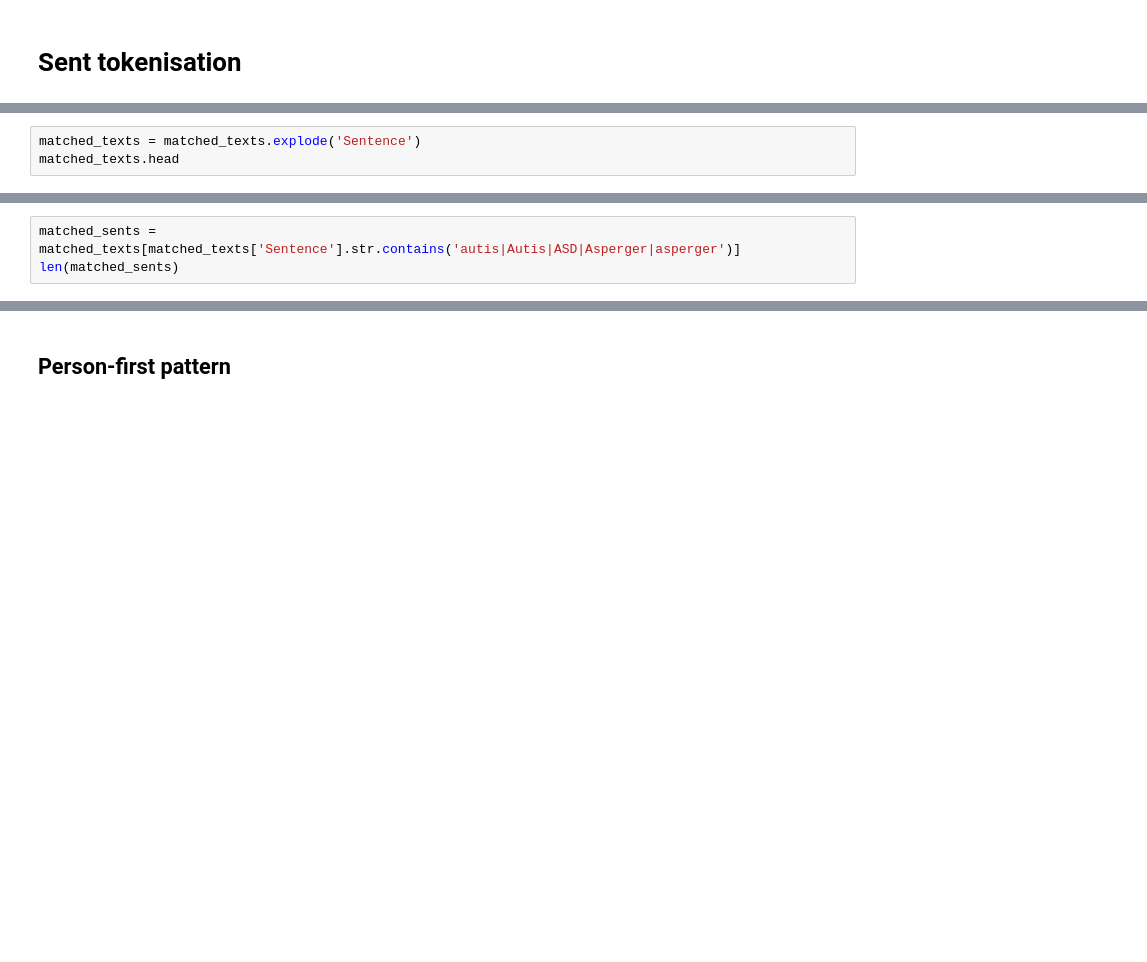
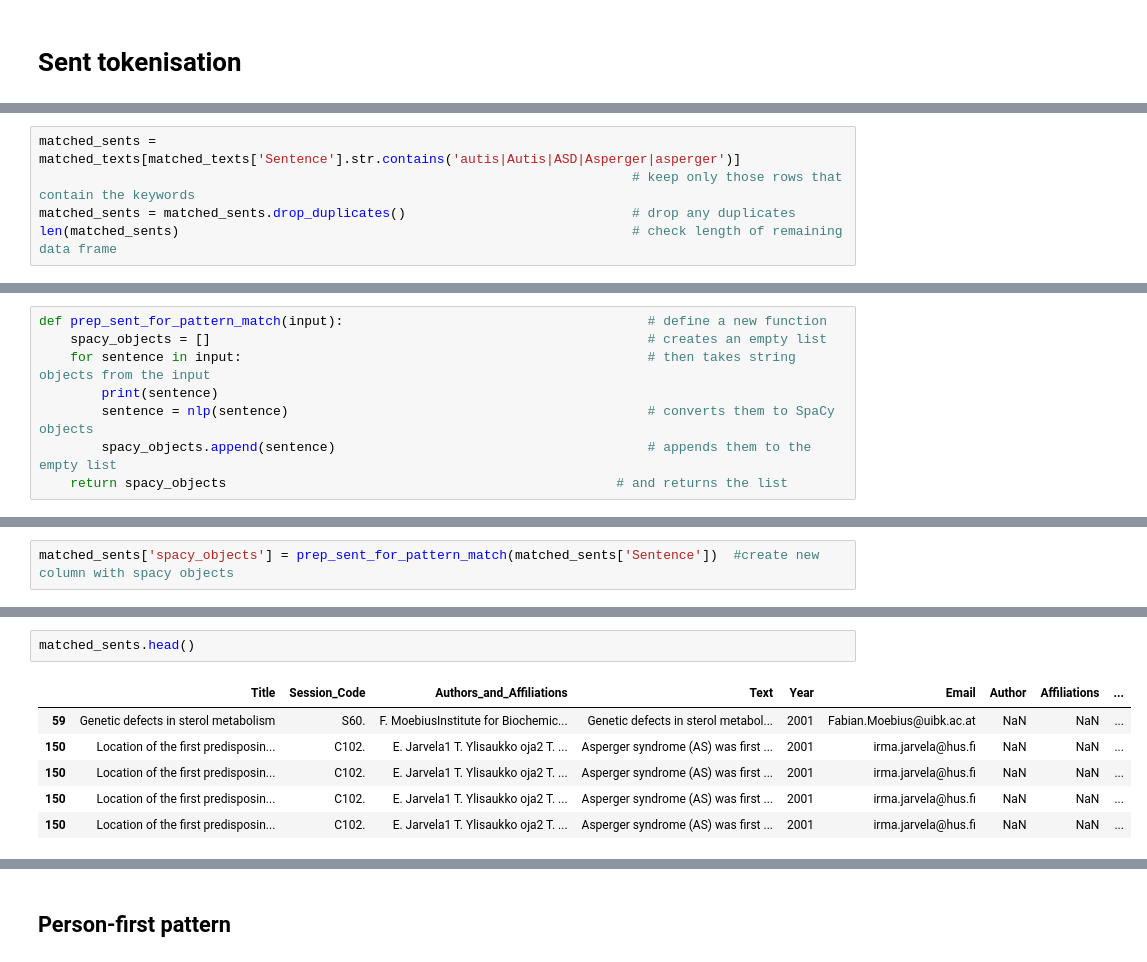
Before and after one commit to UKDataServiceOpen/Person_Identy_First_Language, a Jupyter notebook: code/Analyze_professionally_cleaned.ipynb, the cells around one changed output, grey strips where cells are left out. Cells and saved outputs as stored; diff of their text form; blank space fills up the shorter version.

Commit message:
JK got pattern 1 matching to work outside of data frame

```diff
--- a/code/Analyze_professionally_cleaned.ipynb
+++ b/code/Analyze_professionally_cleaned.ipynb
@@ -135,0 +131,5 @@ See the caveats in the documentation: https://pandas.pydata.org/pandas-docs/stab
+# %%
+matched_sents = matched_texts[matched_texts['Sentence'].str.contains('autis|Autis|ASD|Asperger|asperger')]
+                                                                            # keep only those rows that contain the keywords
+matched_sents = matched_sents.drop_duplicates()                             # drop any duplicates
+len(matched_sents)                                                          # check length of remaining data frame
@@ -136,3 +138,8 @@ See the caveats in the documentation: https://pandas.pydata.org/pandas-docs/stab
 # %%
-matched_texts = matched_texts.explode('Sentence')
-matched_texts.head
+def prep_sent_for_pattern_match(input):                                       # define a new function
+    spacy_objects = []                                                        # creates an empty list
+    for sentence in input:                                                    # then takes string objects from the input
+        print(sentence)
+        sentence = nlp(sentence)                                              # converts them to SpaCy objects
+        spacy_objects.append(sentence)                                        # appends them to the empty list
+    return spacy_objects                                                  # and returns the list
@@ -157,4 +146,3 @@ matched_texts.head
 # %%
-matched_sents = matched_texts[matched_texts['Sentence'].str.contains('autis|Autis|ASD|Asperger|asperger')]
-len(matched_sents)
+matched_sents['spacy_objects'] = prep_sent_for_pattern_match(matched_sents['Sentence'])  #create new column with spacy objects
 # %% [output]
@@ -162 +166,10 @@ len(matched_sents)
+# %%
+matched_sents.head()
+# %% [output]
+|  | Title | Session_Code | Authors_and_Affiliations | Text | Year | Email | Author | Affiliations | ... |
+| 59 | Genetic defects in sterol metabolism | S60. | F. MoebiusInstitute for Biochemic... | Genetic defects in sterol metabol... | 2001 | Fabian.Moebius@uibk.ac.at | NaN | NaN | ... |
+| 150 | Location of the first predisposin... | C102. | E. Jarvela1 T. Ylisaukko oja2 T. ... | Asperger syndrome (AS) was first ... | 2001 | irma.jarvela@hus.fi | NaN | NaN | ... |
+| 150 | Location of the first predisposin... | C102. | E. Jarvela1 T. Ylisaukko oja2 T. ... | Asperger syndrome (AS) was first ... | 2001 | irma.jarvela@hus.fi | NaN | NaN | ... |
+| 150 | Location of the first predisposin... | C102. | E. Jarvela1 T. Ylisaukko oja2 T. ... | Asperger syndrome (AS) was first ... | 2001 | irma.jarvela@hus.fi | NaN | NaN | ... |
+| 150 | Location of the first predisposin... | C102. | E. Jarvela1 T. Ylisaukko oja2 T. ... | Asperger syndrome (AS) was first ... | 2001 | irma.jarvela@hus.fi | NaN | NaN | ... |
 # %%
```
Also changed, not shown: parts of 16 cells of this notebook.
